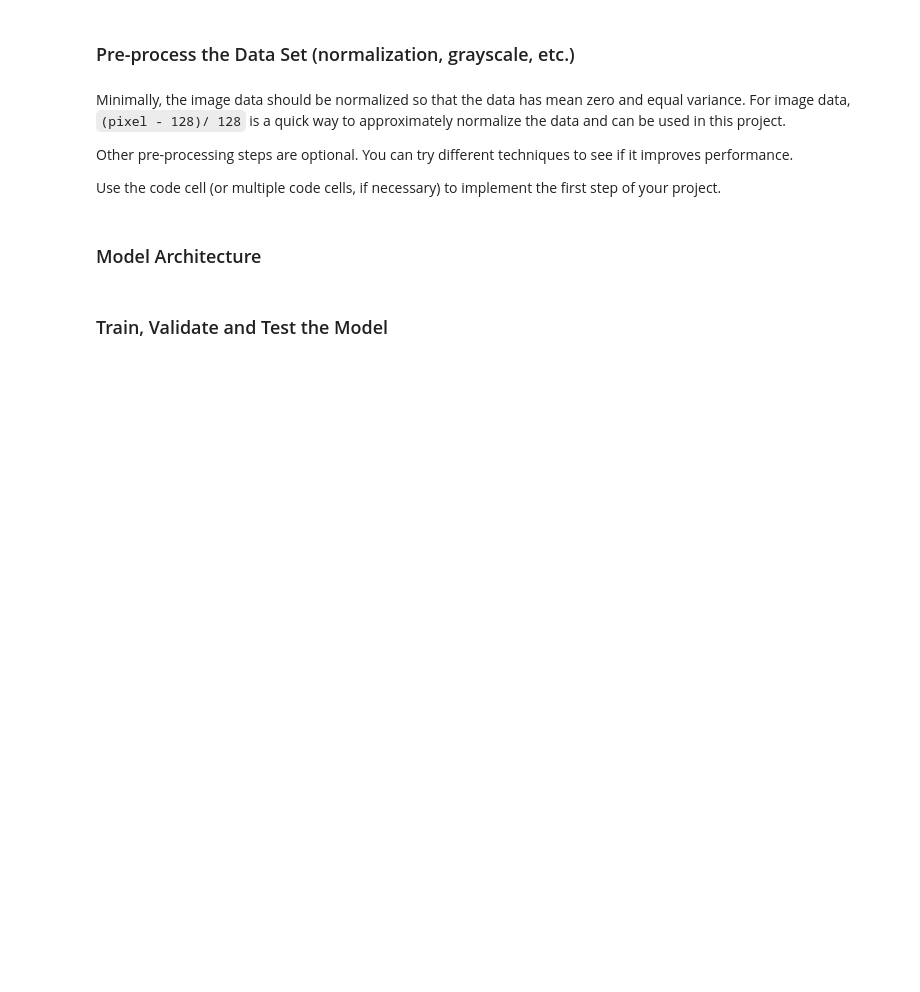
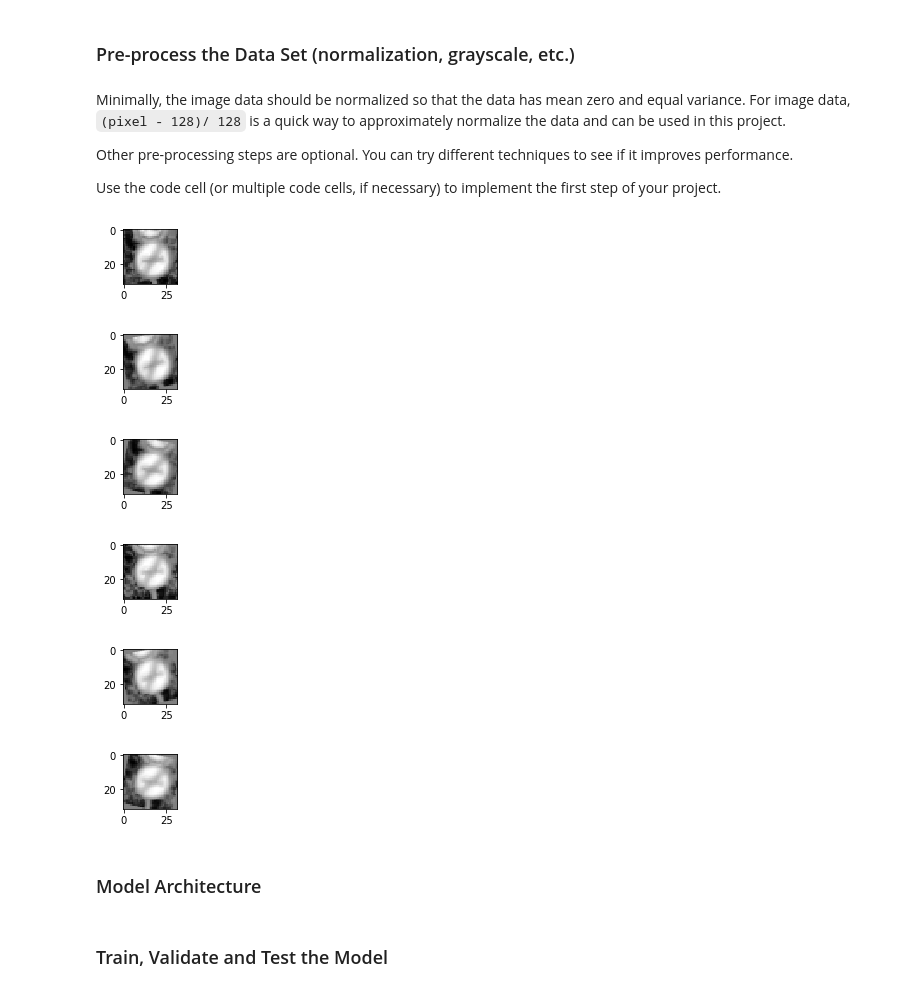
Before and after one commit to cheesedoily/CarND-Traffic-Sign-Classifier-Project, a Jupyter notebook: Traffic_Sign_Classifier.ipynb, the cells around one changed output. Drawn from its saved outputs; the diff is of its cells as text; code cells hidden in the pictures; blank space fills up the shorter version.

```diff
--- a/Traffic_Sign_Classifier.ipynb
+++ b/Traffic_Sign_Classifier.ipynb
@@ -255,63 +264,70 @@ def augment_training(X, y):
         i += 1
         y_new[i] = label
         X_new[i] = np.reshape(dst, img.shape)
 
         i += 1
     return X_new, y_new
 
 
-def balance_classes(X_train, y_train):
-    image_shape = numpy.shape(X_train[0])
+# def balance_classes(X_train, y_train):
+#     image_shape = numpy.shape(X_train[0])
 
-    buckets = {}
-    for X, y in zip(X_train, y_train):
-        if y in buckets:
-            buckets[y].append(X)
-        else:
-            buckets[y] = [X]
-    max_images = 0
-    for y in buckets:
-        total_images = len(buckets[y])
-        if total_images > max_images:
-            max_images = total_images
-    distort_image(buckets[0][0])
-    for y in buckets:
-        num_new_images = max_images - len(buckets[y])
-        new_images = np.array(np.zeros(num_new_images,))
-        for i in range(num_new_images):
-            random_image = random.choice(buckets[y])
-            new_image = distort_image(random_image)
-            buckets[y].append(new_image)
+#     buckets = {}
+#     for X, y in zip(X_train, y_train):
+#         if y in buckets:
+#             buckets[y].append(X)
+#         else:
+#             buckets[y] = [X]
+#     max_images = 0
+#     for y in buckets:
+#         total_images = len(buckets[y])
+#         if total_images > max_images:
+#             max_images = total_images
+#     distort_image(buckets[0][0])
+#     for y in buckets:
+#         num_new_images = max_images - len(buckets[y])
+#         new_images = np.array(np.zeros(num_new_images,))
+#         for i in range(num_new_images):
+#             random_image = random.choice(buckets[y])
+#             new_image = distort_image(random_image)
+#             buckets[y].append(new_image)
 
-    y_new = np.array(np.zeros((max_images * 43,)), np.int32)
-    X_new = np.array(np.zeros((max_images * 43, image_shape[0], image_shape[1], image_shape[2])))
-    i = 0
-    for y, images in buckets.items():
-        y_new[i] = y
-        for image in images:
-            X_new[i] = image
-            i += 1
-    return X_new, y_new
+#     y_new = np.array(np.zeros((max_images * 43,)), np.int32)
+#     X_new = np.array(np.zeros((max_images * 43, image_shape[0], image_shape[1], image_shape[2])))
+#     i = 0
+#     for y, images in buckets.items():
+#         y_new[i] = y
+#         for image in images:
+#             X_new[i] = image
+#             i += 1
+#     return X_new, y_new
 
 
 # X_train, y_train = balance_classes(X_train, y_train)
 # plot_frequency(y_train2, y_train2, y_train2)
 X_train = preprocess(X_train)
 X_valid = preprocess(X_valid)
 X_test =  preprocess(X_test)
 
 X_train, y_train = augment_training(X_train, y_train)
 
 image_shape = numpy.shape(X_train[0])
 
 plot(X_train[0], cmap="gray")
 plot(X_train[1], cmap="gray")
 plot(X_train[2], cmap="gray")
 plot(X_train[3], cmap="gray")
 plot(X_train[4], cmap="gray")
 plot(X_train[5], cmap="gray")
 
 X_train, y_train = shuffle(X_train, y_train)
+# %% [output]
+[figure, added]
+[figure, added]
+[figure, added]
+[figure, added]
+[figure, added]
+[figure, added]
 # %% [markdown]
 ### Model Architecture
 # %%
```
Also changed, not shown: parts of 8 cells of this notebook, 2 other files.
